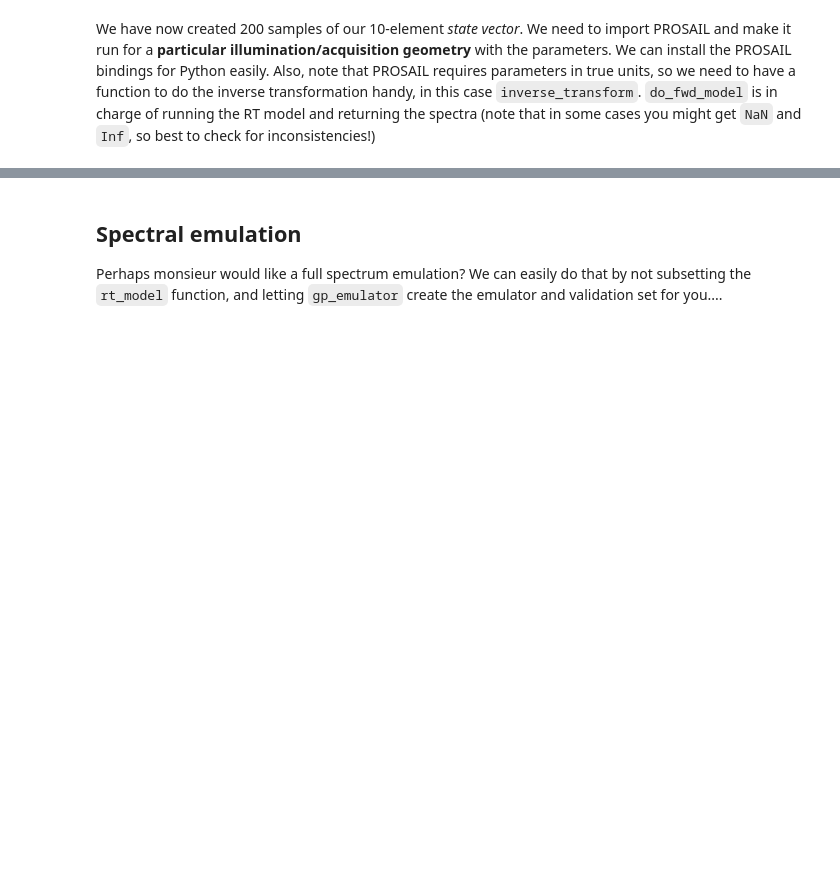
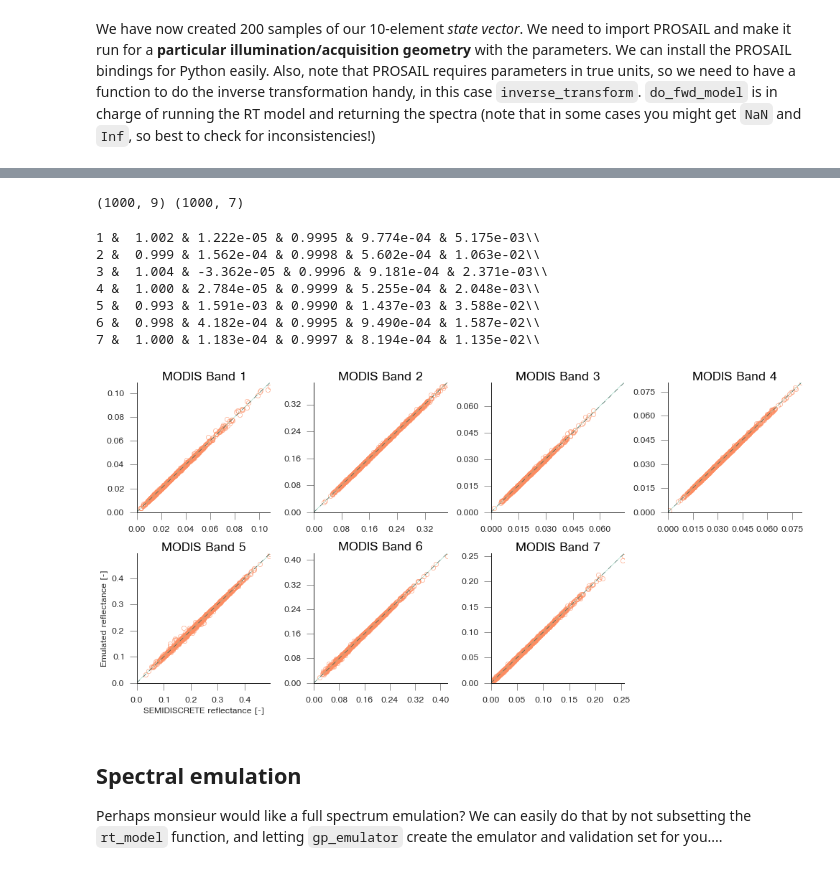
Before and after one commit to jgomezdans/gp_emulator, a Jupyter notebook: notebooks/Emulation_playground.ipynb, the cells around one changed output, grey strips where cells are left out. Saved outputs shown, nothing was run; the diff lists cells and outputs as text; code cells hidden in the pictures; blank space fills up the shorter version.

```diff
--- a/notebooks/Emulation_playground.ipynb
+++ b/notebooks/Emulation_playground.ipynb
@@ -323,0 +306,4 @@ for i in ignores:
+# %%
+f = np.load("semidiscrete_300.npz")
+semi_refl = f['returns']
+semi_input = f['samples']
@@ -323,0 +316,10 @@ for i in ignores:
+# %%
+print semi_input.shape
+print semi_refl.shape
+retval = []
+for iband,bmin in enumerate ( b_min ):
+    print "Doing band %d" % (iband+1)
+
+    gp = gp_emulator.GaussianProcess (  semi_input, semi_refl[ :, iband] )
+    gp.learn_hyperparameters(n_tries=10)
+    retval.append ( gp )
@@ -324,3 +343,55 @@ for i in ignores:
+# %%
+new_semi_gp = retval
+f=np.load("semidiscrete_030_000_000_000_MODIS_VALIDATION_new.npz")
+validate=f['validate']
+vali_refl=f['refl_boa']
+print validate.shape, vali_refl.shape
+# %% [output]
+(1000, 9) (1000, 7)
+# %%
+fig1, axs1 = plt.subplots ( nrows=2, ncols=4, figsize=(14,7))
+
+axs1 = axs1.flatten()
+#val_set = []
+
+for iband in xrange ( 7):
+    validate_output = vali_refl[:,iband]
+    #emulated_validation = f['emu_boa'][:,iband]#retval[iband].predict ( validate)[0]
+    emulated_validation = retval[iband].predict ( validate )[0]
+    slope, intercept, r_value, p_value, std_err = linregress( validate_output, emulated_validation.squeeze() )
+    axs1[iband].plot ( validate_output, emulated_validation, 'o', mec="#FC8D62", mfc="none", rasterized=True )
+    ymax = np.max ( validate_output.max(), emulated_validation.max() )
+    if iband == 2:
+        ymax = ymax*1.3
+    axs1[iband].plot ( [0, 1.2*ymax], [0, 1.2*ymax], 'k--', lw=0.5)
+    p = np.polyfit ( validate_output, emulated_validation, 1)
+    mae = np.abs(validate_output- emulated_validation.squeeze()).max()
+    print "%d & %6.3f & %6.3e & %6.4f & %6.3e & %6.3e\\\\" % (iband+1, slope, intercept, r_value, std_err, mae),
+    x = np.linspace(0, 1.2*ymax, 5)
+    axs1[iband].plot ( x, np.polyval ( p, x), '-', lw=0.4  )
+    axs1[iband].set_ylim ( 0, ymax )
+    axs1[iband].set_xlim ( 0, ymax )
+    pretty_axes ( axs1[iband])
+    axs1[iband].set_title ( "MODIS Band %d" % (iband+1))
+    print
+axs1[4].set_ylabel ( "Emulated reflectance [-]")
+axs1[4].set_xlabel ( "SEMIDISCRETE reflectance [-]")
+plt.tight_layout()
+axs1[7].set_visible (False)
+#axs1[8].set_visible (False)
+
+
+fig1.savefig("semidiscrete_emulator_300.pdf", dpi=600, rasterize=True, bbox_inches="tight" )
+fig1.savefig("semidiscrete_emulator_300.png", dpi=600, rasterize=True, bbox_inches="tight" )
+# %% [output]
+1 &  1.002 & 1.222e-05 & 0.9995 & 9.774e-04 & 5.175e-03\\
+2 &  0.999 & 1.562e-04 & 0.9998 & 5.602e-04 & 1.063e-02\\
+3 &  1.004 & -3.362e-05 & 0.9996 & 9.181e-04 & 2.371e-03\\
+4 &  1.000 & 2.784e-05 & 0.9999 & 5.255e-04 & 2.048e-03\\
+5 &  0.993 & 1.591e-03 & 0.9990 & 1.437e-03 & 3.588e-02\\
+6 &  0.998 & 4.182e-04 & 0.9995 & 9.490e-04 & 1.587e-02\\
+7 &  1.000 & 1.183e-04 & 0.9997 & 8.194e-04 & 1.135e-02\\
+[figure, added]
 # %% [markdown]
 ## Spectral emulation
 
```
Also changed, not shown: parts of 15 cells of this notebook.
